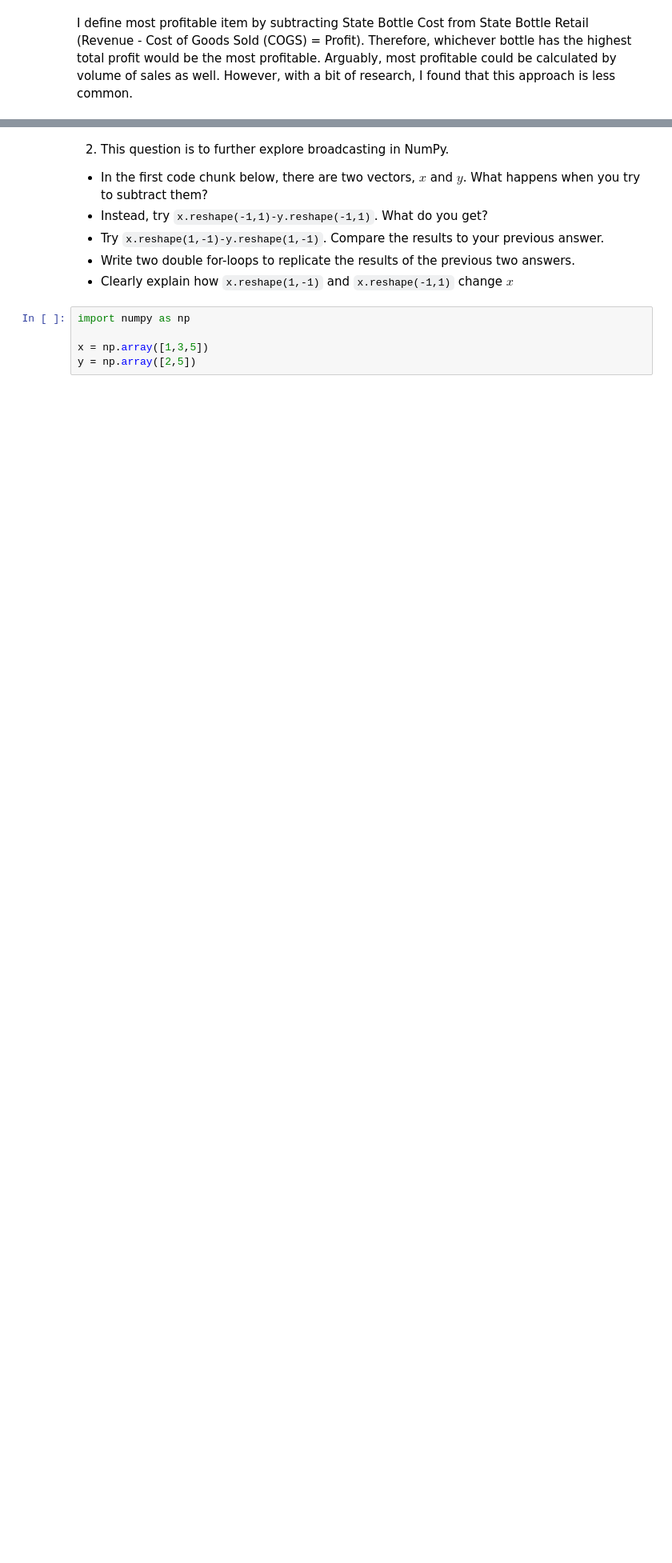
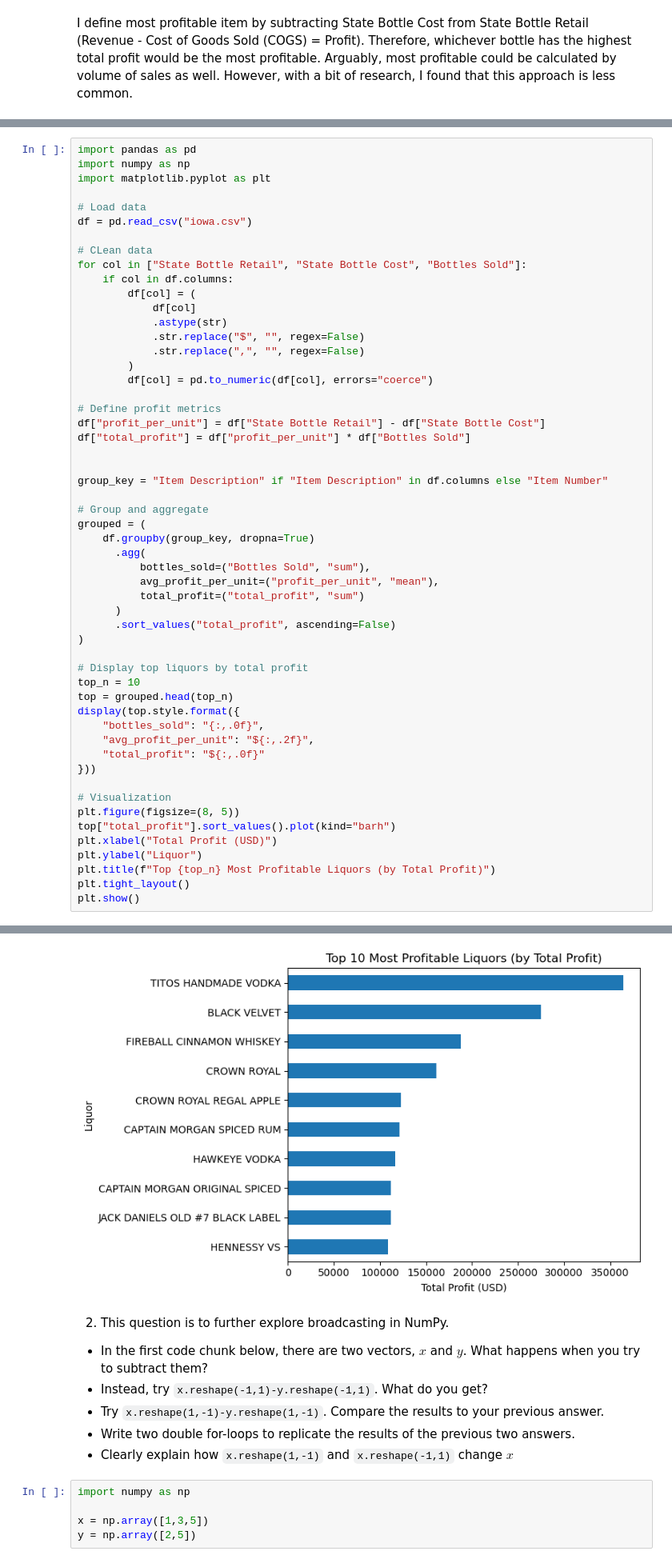
Before and after one commit to vep5ye/Assignment-2, a Jupyter notebook: assignment_2-1.ipynb, the cells around one changed output, grey strips where cells are left out. Shown at 80% size. Drawn from its saved outputs; the diff is of its cells as text; blank space fills up the shorter version.

```diff
--- a/assignment_2-1.ipynb
+++ b/assignment_2-1.ipynb
@@ -26,0 +12,55 @@ df.groupby("Item Description").agg({
+# %%
+import pandas as pd
+import numpy as np
+import matplotlib.pyplot as plt
+
+# Load data
+df = pd.read_csv("iowa.csv")
+
+# CLean data
+for col in ["State Bottle Retail", "State Bottle Cost", "Bottles Sold"]:
+    if col in df.columns:
+        df[col] = (
+            df[col]
+            .astype(str)
+            .str.replace("$", "", regex=False)
+            .str.replace(",", "", regex=False)
+        )
+        df[col] = pd.to_numeric(df[col], errors="coerce")
+
+# Define profit metrics
+df["profit_per_unit"] = df["State Bottle Retail"] - df["State Bottle Cost"]
+df["total_profit"] = df["profit_per_unit"] * df["Bottles Sold"]
+
+
+group_key = "Item Description" if "Item Description" in df.columns else "Item Number"
+
+# Group and aggregate
+grouped = (
+    df.groupby(group_key, dropna=True)
+      .agg(
+          bottles_sold=("Bottles Sold", "sum"),
+          avg_profit_per_unit=("profit_per_unit", "mean"),
+          total_profit=("total_profit", "sum")
+      )
+      .sort_values("total_profit", ascending=False)
+)
+
+# Display top liquors by total profit
+top_n = 10
+top = grouped.head(top_n)
+display(top.style.format({
+    "bottles_sold": "{:,.0f}",
+    "avg_profit_per_unit": "${:,.2f}",
+    "total_profit": "${:,.0f}"
+}))
+
+# Visualization
+plt.figure(figsize=(8, 5))
+top["total_profit"].sort_values().plot(kind="barh")
+plt.xlabel("Total Profit (USD)")
+plt.ylabel("Liquor")
+plt.title(f"Top {top_n} Most Profitable Liquors (by Total Profit)")
+plt.tight_layout()
+plt.show()
+# %% [output]
@@ -27,3 +79,4 @@ df.groupby("Item Description").agg({
+[figure, added]
 # %% [markdown]
 2. This question is to further explore broadcasting in NumPy.
 
```
Also changed, not shown: parts of 3 cells of this notebook.
